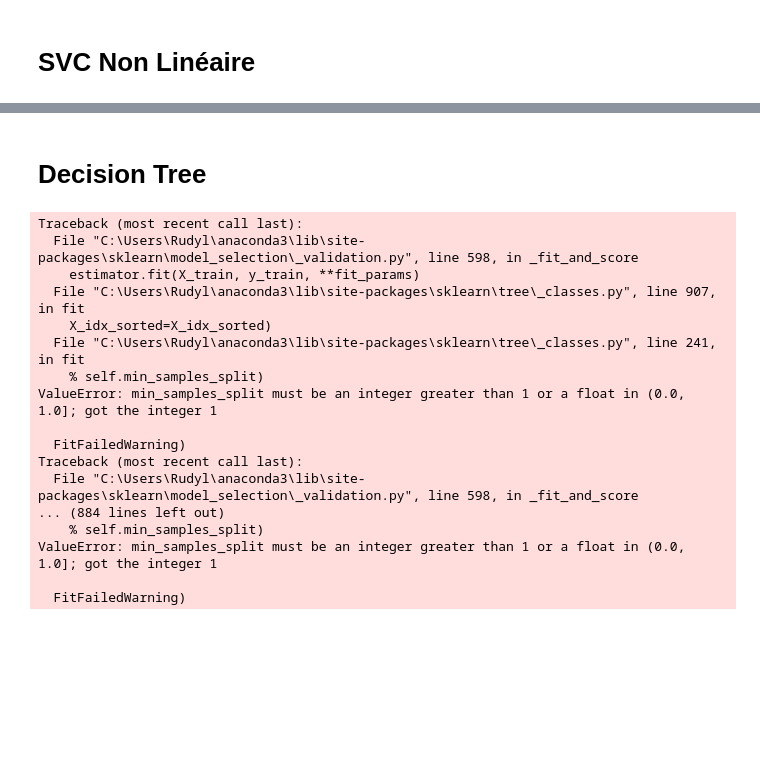
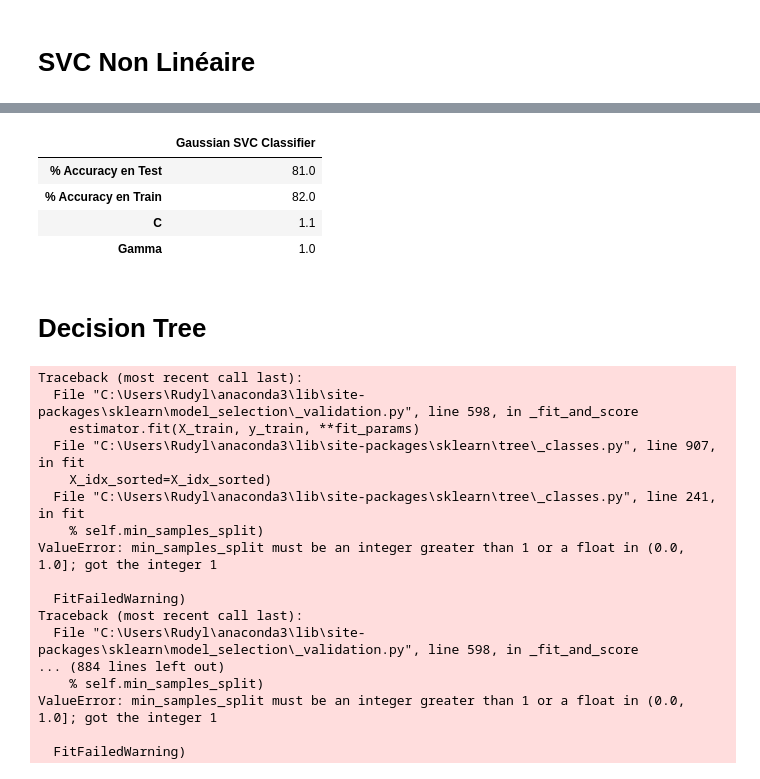
Before and after one commit to RudyLo/Projet_ML, a Jupyter notebook: TP2.ipynb, the cells around one changed output, grey strips where cells are left out. Cells and saved outputs as stored; diff of their text form; code cells hidden in the pictures; blank space fills up the shorter version.

```diff
--- a/TP2.ipynb
+++ b/TP2.ipynb
@@ -339,3 +357,16 @@ GridSearchCV(cv=5, estimator=MLPClassifier(),
+# %%
+#Création du tableau des taux d'erreur par rapport à gamma
+data_mlp = {'Gaussian SVC ':{'% Accuracy en Train' : 82,'% Accuracy en Test' : 81,'C' : 1.1, 'Gamma' : 1}}
+
+
+df_mlp= pd.DataFrame(data_mlp)
+df_mlp
+# %% [output]
+|  | Gaussian SVC Classifier |
+| % Accuracy en Test | 81.0 |
+| % Accuracy en Train | 82.0 |
+| C | 1.1 |
+| Gamma | 1.0 |
 # %% [markdown]
 # Decision Tree
 # %%
```
Also changed, not shown: parts of 15 cells of this notebook, 5 other files.
